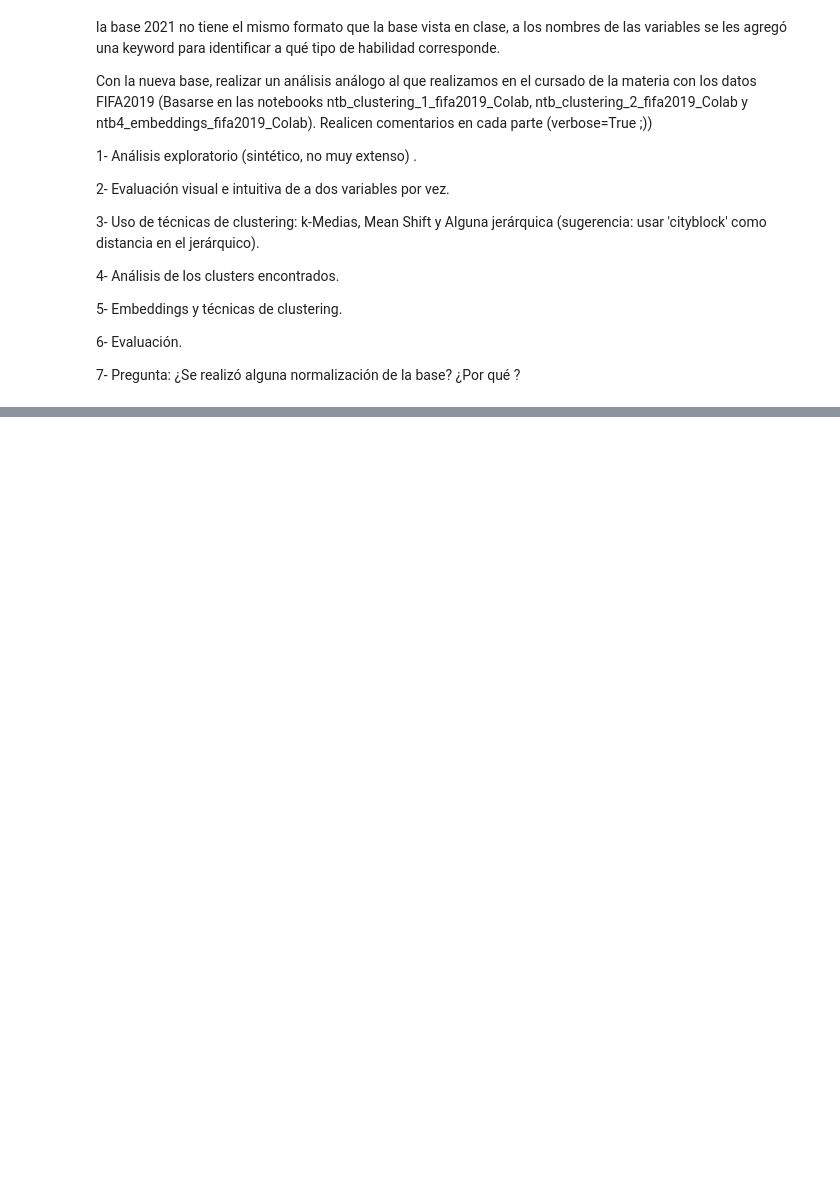
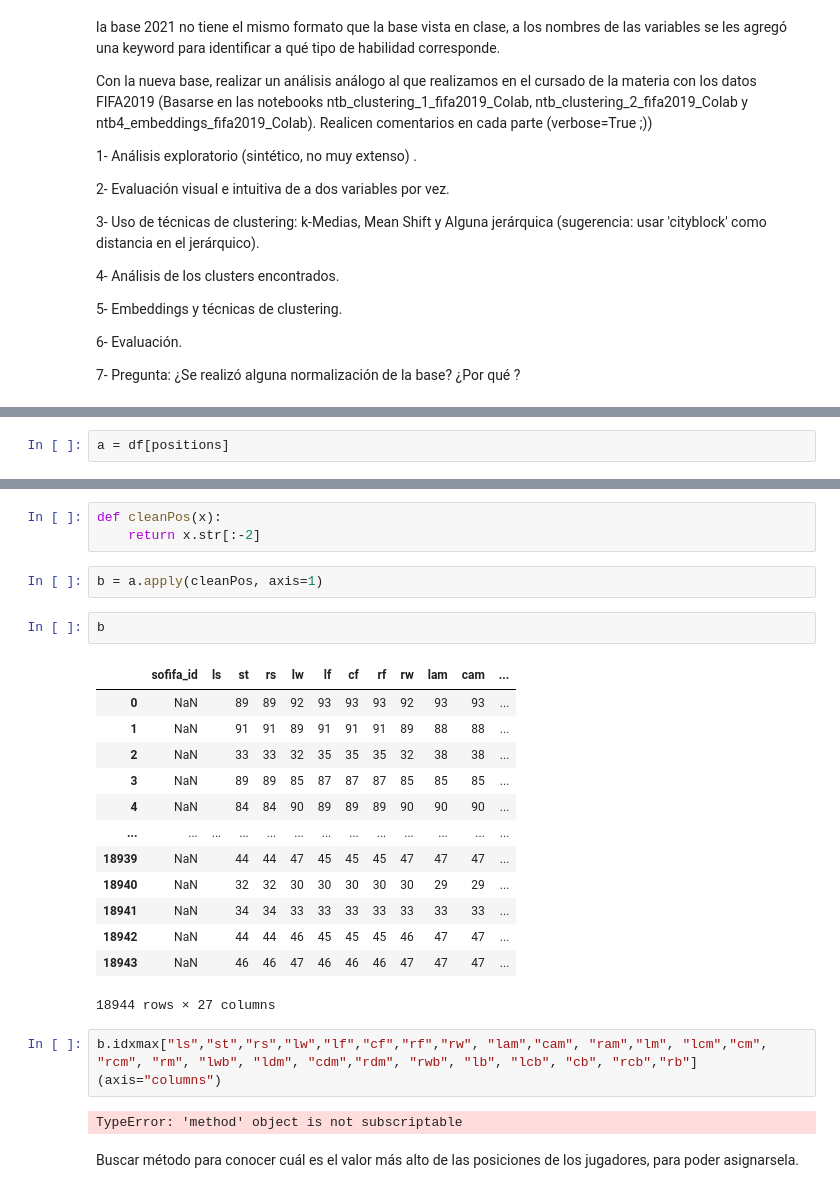
Before and after one commit to DiploDatos-Grupo2/AprendizajeNoSupervisado, a Jupyter notebook: TrabajoEntregable.ipynb, the cells around one changed output, grey strips where cells are left out. Cells and saved outputs as stored; diff of their text form; blank space fills up the shorter version.

```diff
--- a/TrabajoEntregable.ipynb
+++ b/TrabajoEntregable.ipynb
@@ -29,0 +130,2 @@ Con la nueva base, realizar un análisis análogo al que realizamos en el cursad
+# %%
+a = df[positions]
@@ -29,0 +149,27 @@ Con la nueva base, realizar un análisis análogo al que realizamos en el cursad
+# %%
+def cleanPos(x):
+    return x.str[:-2]
+# %%
+b = a.apply(cleanPos, axis=1)
+# %%
+b
+# %% [output]
+|  | sofifa_id | ls | st | rs | lw | lf | cf | rf | rw | lam | cam | ... |
+| 0 | NaN |  | 89 | 89 | 92 | 93 | 93 | 93 | 92 | 93 | 93 | ... |
+| 1 | NaN |  | 91 | 91 | 89 | 91 | 91 | 91 | 89 | 88 | 88 | ... |
+| 2 | NaN |  | 33 | 33 | 32 | 35 | 35 | 35 | 32 | 38 | 38 | ... |
+| 3 | NaN |  | 89 | 89 | 85 | 87 | 87 | 87 | 85 | 85 | 85 | ... |
+| 4 | NaN |  | 84 | 84 | 90 | 89 | 89 | 89 | 90 | 90 | 90 | ... |
+| ... | ... | ... | ... | ... | ... | ... | ... | ... | ... | ... | ... | ... |
+| 18939 | NaN |  | 44 | 44 | 47 | 45 | 45 | 45 | 47 | 47 | 47 | ... |
+| 18940 | NaN |  | 32 | 32 | 30 | 30 | 30 | 30 | 30 | 29 | 29 | ... |
+| 18941 | NaN |  | 34 | 34 | 33 | 33 | 33 | 33 | 33 | 33 | 33 | ... |
+| 18942 | NaN |  | 44 | 44 | 46 | 45 | 45 | 45 | 46 | 47 | 47 | ... |
+| 18943 | NaN |  | 46 | 46 | 47 | 46 | 46 | 46 | 47 | 47 | 47 | ... |
+18944 rows × 27 columns
+# %%
+b.idxmax["ls","st","rs","lw","lf","cf","rf","rw", "lam","cam", "ram","lm", "lcm","cm", "rcm", "rm", "lwb", "ldm", "cdm","rdm", "rwb", "lb", "lcb", "cb", "rcb","rb"](axis="columns")
+# %% [output]
+TypeError: 'method' object is not subscriptable
+# %% [markdown]
+Buscar método para conocer cuál es el valor más alto de las posiciones de los jugadores, para poder asignarsela.
```
Also changed, not shown: parts of 17 cells of this notebook, 1 other file.
